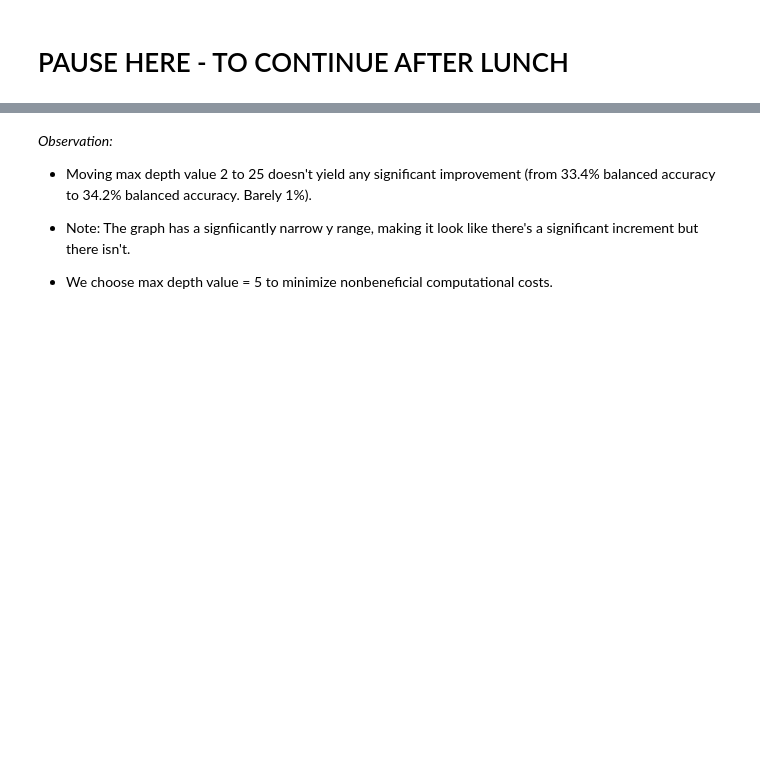
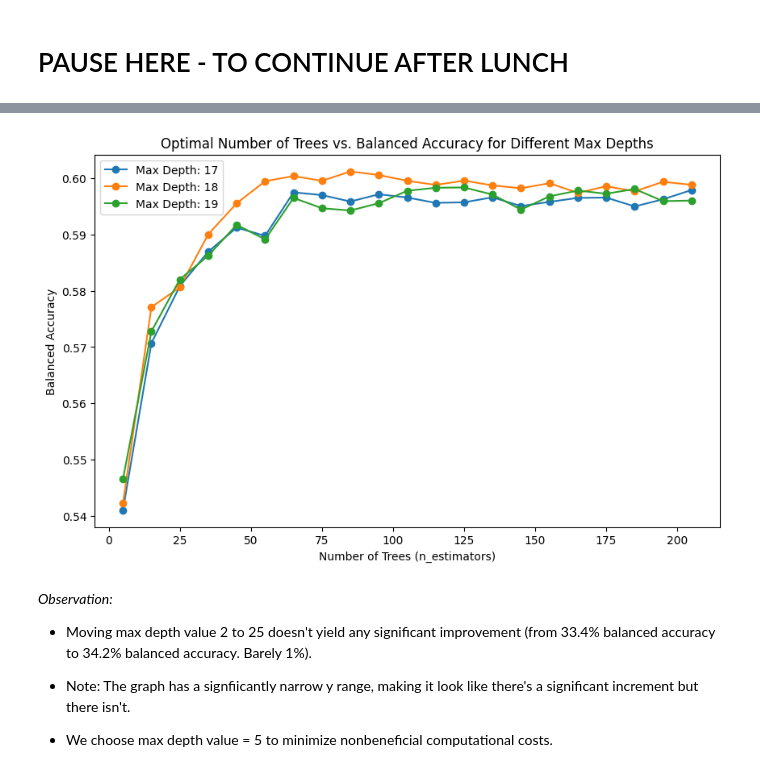
Before and after one commit to lee-data/TTC-streetcar-delay, a Jupyter notebook: src/New working file - Ly - 13Nov.ipynb, the cells around one changed output, grey strips where cells are left out. Cells and saved outputs as stored; diff of their text form; code cells hidden in the pictures; blank space fills up the shorter version.

```diff
--- a/src/New working file - Ly - 13Nov.ipynb
+++ b/src/New working file - Ly - 13Nov.ipynb
@@ -479,14 +388,6 @@ See the caveats in the documentation: https://pandas.pydata.org/pandas-docs/stab
 # %%
-# Save column names to a text file
-with open("column_names.txt", "w") as f:
-    for column in df_cleaned.columns:
-        f.write(f"{column}\n")
+# Save column data types to a text file
+with open("data_types_output.txt", "w") as file:
+    file.write(df_cleaned.dtypes.to_string())
-# %%
-# Save column names in SQL format to create a table schema
-with open("create_table_schema.sql", "w") as f:
-    f.write("CREATE TABLE cleaned_data (\n")
-    for column in df_cleaned.columns:
-        f.write(f"    {column} TEXT,\n")  # Adjust data type as needed
-    f.write(");")
 # %%
 df_cleaned.describe()
@@ -544,0 +466,30 @@ y = df_cleaned['delayType']
+# %%
+# Tune both max_depth and n_estimators on the training set using stratified cross-validation
+max_depth_range = [17, 18, 19]  # Limited max_depth range for faster tuning
+n_estimators_range = range(5, 210, 10)  # Range for n_estimators
+results = []  # To store results for each combination
+
+for max_depth in max_depth_range:
+    balanced_accuracy_scores = []
+    for n_estimators in n_estimators_range:
+        rf_temp = RandomForestClassifier(n_estimators=n_estimators, max_depth=max_depth, class_weight='balanced', random_state=42)
+        # Perform cross-validation with balanced accuracy scoring
+        scores = cross_val_score(rf_temp, X_train, y_train, cv=stratified_cv, scoring='balanced_accuracy')
+        mean_score = scores.mean()
+        balanced_accuracy_scores.append(mean_score)
+
+    # Store results for this max_depth
+    results.append((max_depth, balanced_accuracy_scores))
+
+# Plot the results for each max_depth
+plt.figure(figsize=(10, 6))
+for max_depth, scores in results:
+    plt.plot(n_estimators_range, scores, label=f"Max Depth: {max_depth}", marker='o')
+
+plt.title("Optimal Number of Trees vs. Balanced Accuracy for Different Max Depths")
+plt.xlabel("Number of Trees (n_estimators)")
+plt.ylabel("Balanced Accuracy")
+plt.legend()
+plt.show()
+# %% [output]
+[figure, added]
```
Also changed, not shown: parts of 26 cells of this notebook.
